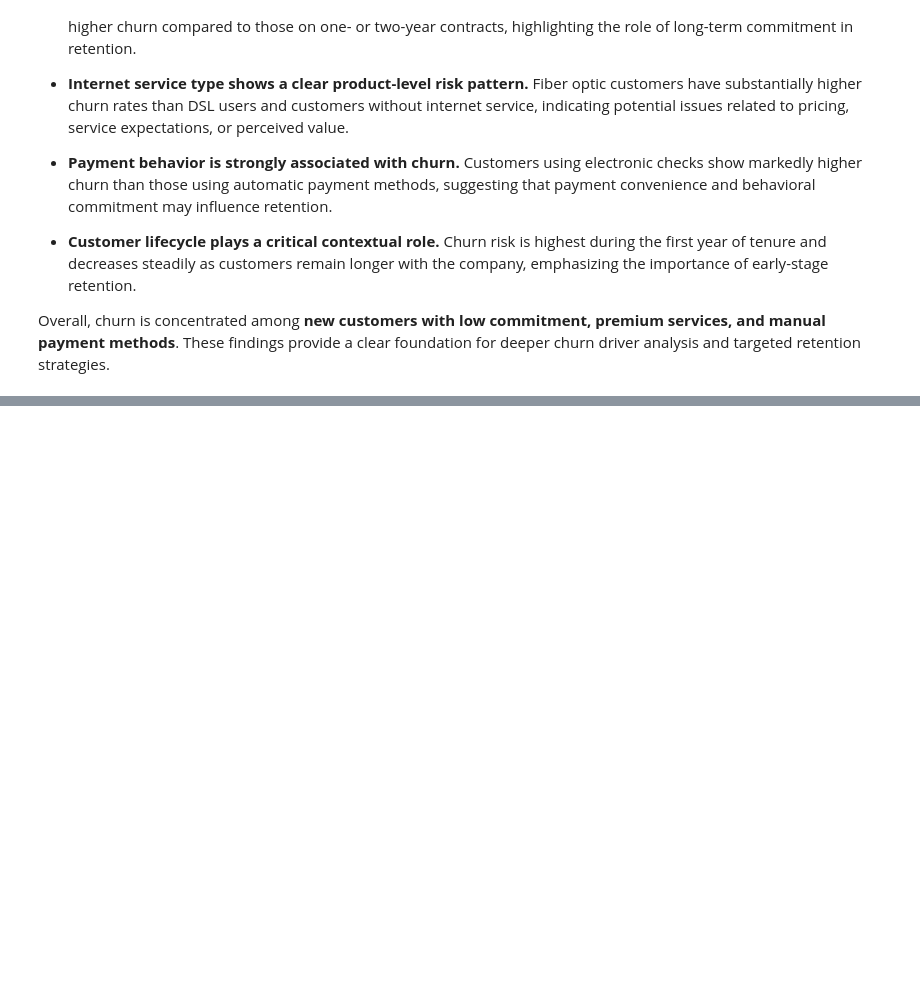
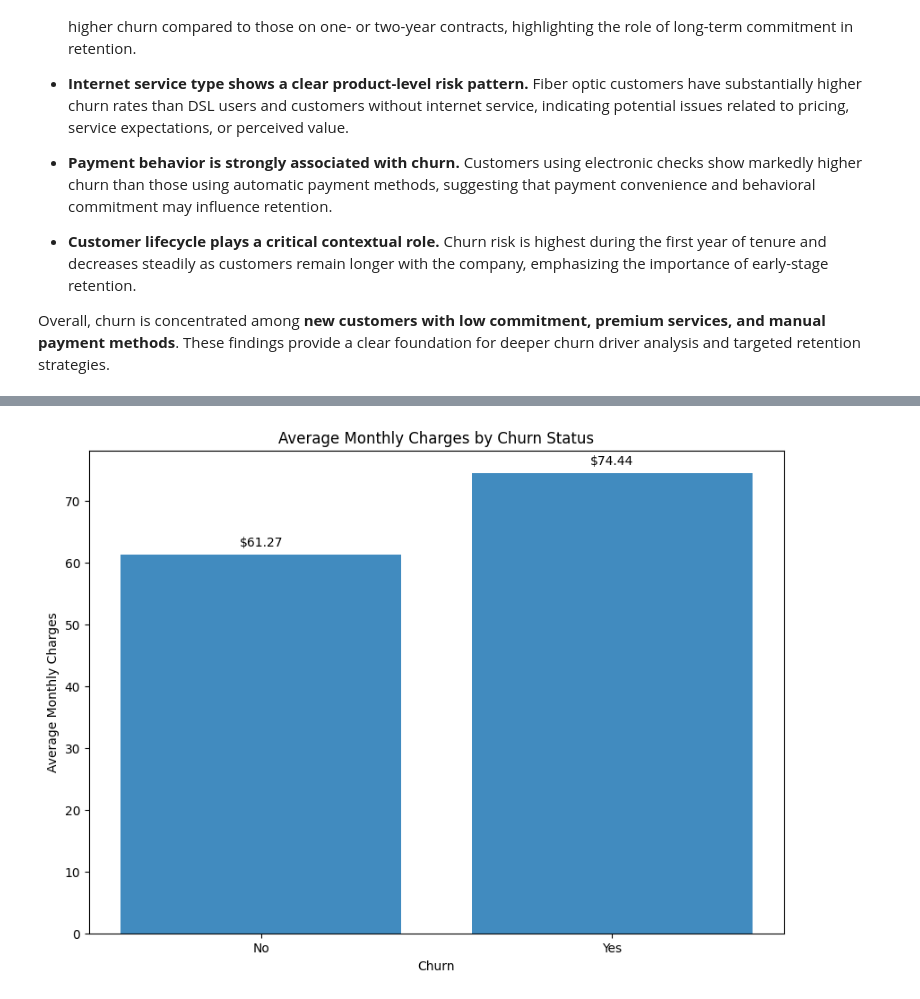
Before and after one commit to Zakat-pm/telecom-customer-churn-analysis, a Jupyter notebook: notebooks/01_data_overview.ipynb, the cells around one changed output, grey strips where cells are left out. Drawn from its saved outputs; the diff is of its cells as text; code cells hidden in the pictures; blank space fills up the shorter version.

Commit message:
Add churn driver analysis with pricing, services, and interaction effects

```diff
--- a/notebooks/01_data_overview.ipynb
+++ b/notebooks/01_data_overview.ipynb
@@ -475,0 +481,11 @@ These findings provide a clear foundation for deeper churn driver analysis and t
+# %%
+charges_summary = (
+    df.groupby("Churn")
+      .agg(
+          avg_monthly_charges=("MonthlyCharges", "mean"),
+          avg_total_charges=("TotalCharges", "mean"),
+          customers=("Churn", "size")
+      )
+)
+
+charges_summary.round(2)
@@ -475,0 +504,22 @@ These findings provide a clear foundation for deeper churn driver analysis and t
+# %%
+plt.figure(figsize=(10, 7))
+
+bars = plt.bar(
+    charges_summary.index,
+    charges_summary["avg_monthly_charges"],
+    alpha=0.85
+)
+
+plt.bar_label(
+    bars,
+    labels=[f"${v:.2f}" for v in charges_summary["avg_monthly_charges"]],
+    padding=5
+)
+
+plt.title("Average Monthly Charges by Churn Status")
+plt.xlabel("Churn")
+plt.ylabel("Average Monthly Charges")
+
+plt.show()
+# %% [output]
+[figure, added]
```
Also changed, not shown: parts of 21 cells of this notebook.
